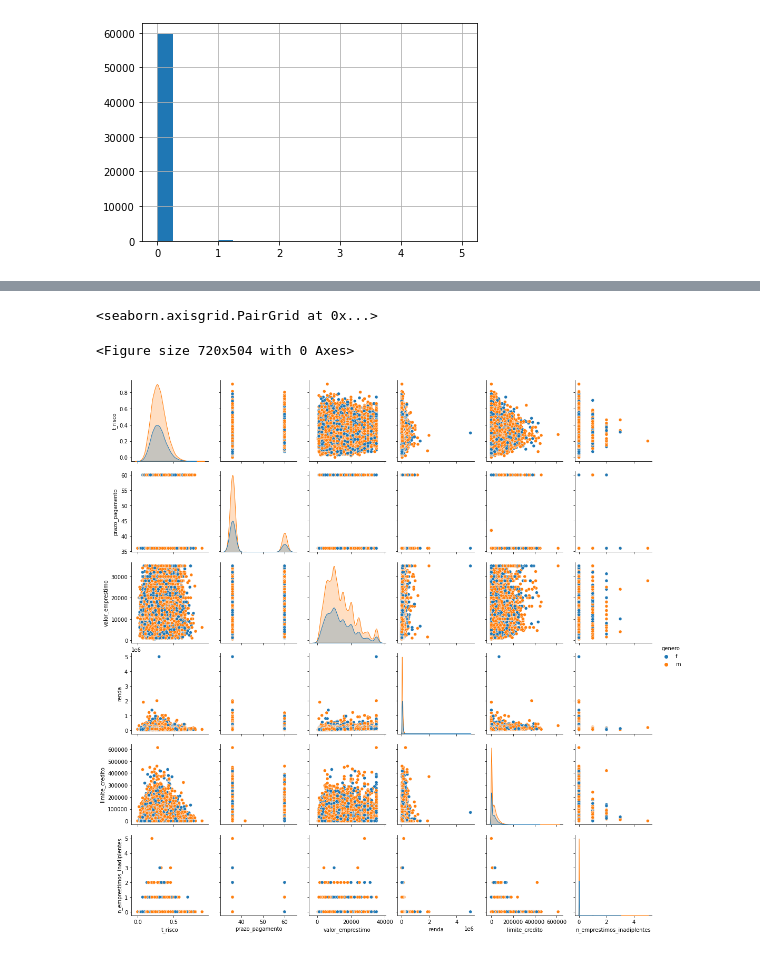
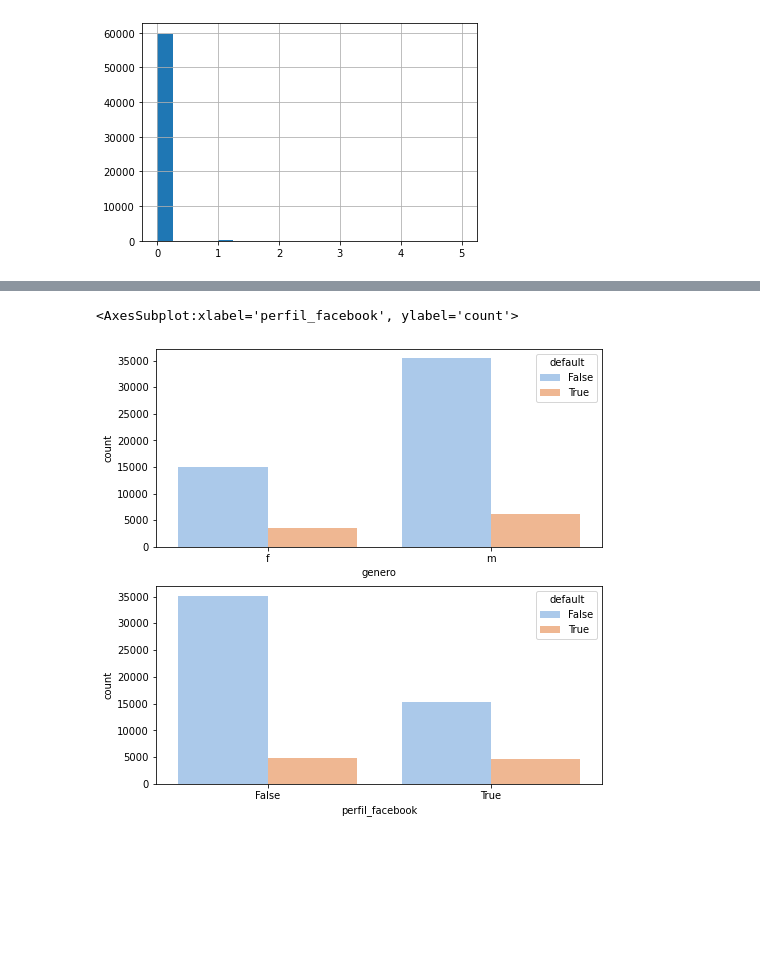
Before and after one commit to ramosrafaela/analise-descritiva-risco_credito, a Jupyter notebook: analise_descritiva_risco_credito.ipynb, the cells around one changed output, grey strips where cells are left out. Saved outputs shown, nothing was run; the diff lists cells and outputs as text; code cells hidden in the pictures; blank space fills up the shorter version.

```diff
--- a/analise_descritiva_risco_credito.ipynb
+++ b/analise_descritiva_risco_credito.ipynb
@@ -368,7 +359,9 @@ va_correlacao.corr()
-# %%
-plt.figure(figsize=(10,7))
-sns.pairplot(data=va_correlacao, hue="genero")
-# %% [output]
-<seaborn.axisgrid.PairGrid at 0x...>
-<Figure size 720x504 with 0 Axes>
-[figure, removed]
+# %%
+fig, ax = plt.subplots(2,1, figsize=(8, 8))
+#plt.tight_layout(1)
+
+sns.countplot(x=df['genero'], hue=df.default, ax=ax[0], palette='pastel')
+sns.countplot(x=df['perfil_facebook'], hue=df.default, ax=ax[1], palette='pastel')
+# %% [output]
+<AxesSubplot:xlabel='perfil_facebook', ylabel='count'>
+[figure, added]
```
Also changed, not shown: parts of 32 cells of this notebook.
